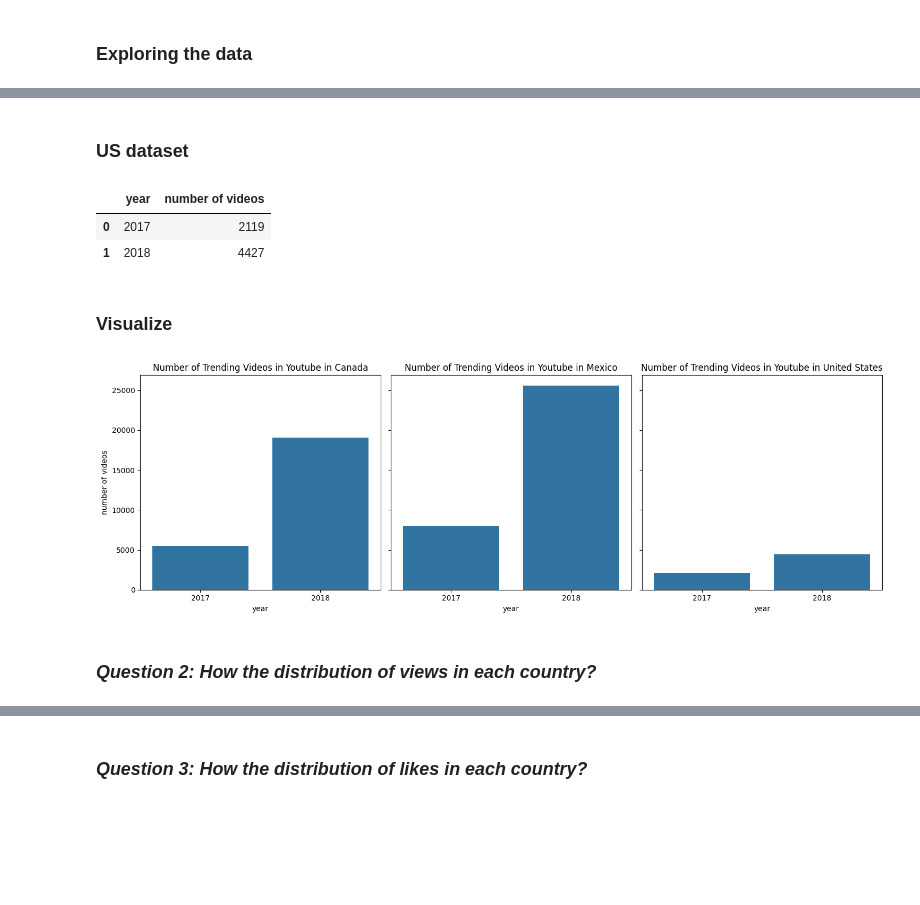
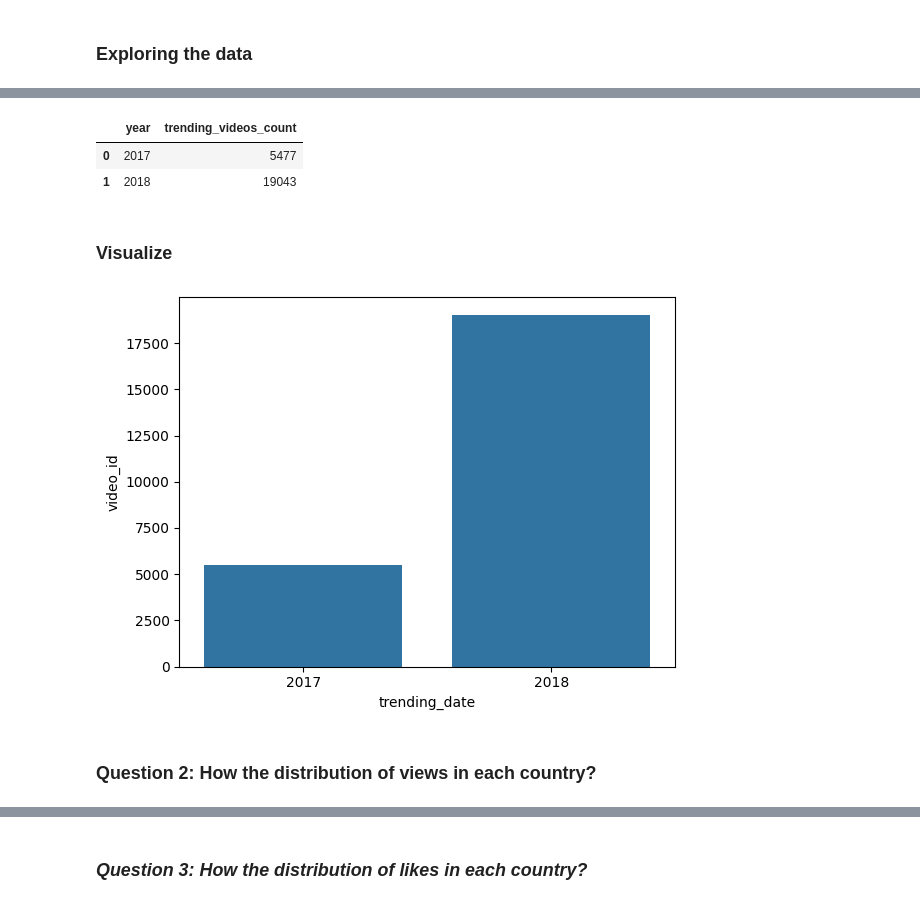
Before and after one commit to 0Nguyen0Cong0Tuan0/DS_Programming, a Jupyter notebook: src.ipynb, the cells around one changed output, grey strips where cells are left out. Saved outputs shown, nothing was run; the diff lists cells and outputs as text; code cells hidden in the pictures; blank space fills up the shorter version.

```diff
--- a/src.ipynb
+++ b/src.ipynb
@@ -100,0 +14,3 @@ caVideo.head(3)
+# %%
+ca_videos = pd.read_csv(filepath_or_buffer='./youtube_data/CAvideos.csv', encoding='ISO-8859-1')
+ca_videos.head()
@@ -100,0 +24,6 @@ caVideo.head(3)
+# %%
+with open(file='./youtube_data/US_category_id.json', mode='r') as file:
+    data = json.load(file)
+    categories = {int(category['id']): (category['snippet']['title'], category['snippet']['assignable']) for category in data['items']}
+
+categories
@@ -162,0 +82,4 @@ memory usage: 4.2+ MB
+# %%
+ca_videos['trending_date'] = pd.to_datetime(arg=ca_videos['trending_date'], format='%y.%d.%m')
+ca_videos['publish_time'] = pd.to_datetime(arg=ca_videos['publish_time'], format='%Y-%m-%dT%H:%M:%S.%fZ')
+ca_videos.head()
@@ -162,0 +113,3 @@ memory usage: 4.2+ MB
+# %%
+ca_videos['category'] = ca_videos['category_id'].map(categories).str[0]
+ca_videos['category'].head()
@@ -203,37 +125,18 @@ mx_result
-# %% [markdown]
-### US dataset
-# %%
-us_result = count_trending_videos_per_year(usVideo)
-
-us_result
-# %% [output]
-|  | year | number of videos |
-| 0 | 2017 | 2119 |
-| 1 | 2018 | 4427 |
+# %%
+ca_videos.groupby(by=ca_videos['trending_date'].dt.year)['video_id'].nunique().reset_index().rename(
+    columns={'trending_date': 'year', 'video_id': 'trending_videos_count'}
+)
+# %% [output]
+|  | year | trending_videos_count |
+| 0 | 2017 | 5477 |
+| 1 | 2018 | 19043 |
 # %% [markdown]
 ### Visualize
-# %%
-fig, axes = plt.subplots(1, 3, figsize=(15, 5), sharey=True)
-
-# Plot for Canada
-sns.barplot(data=ca_result, x="year", y="number of videos", ax=axes[0]).set(
-    title="Number of Trending Videos in Youtube in Canada"
-)
-
-# Plot for Mexico
-sns.barplot(data=mx_result, x="year", y="number of videos", ax=axes[1]).set(
-    title="Number of Trending Videos in Youtube in Mexico"
-)
-
-# Plot for United States
-sns.barplot(data=us_result, x="year", y="number of videos", ax=axes[2]).set(
-    title="Number of Trending Videos in Youtube in United States"
-)
-
-# Adjust layout and show the plot
-plt.tight_layout()
-plt.show()
-# %% [output]
-[figure, removed]
+# %%
+sns.barplot(data=ca_videos.groupby(by=ca_videos['trending_date'].dt.year)['video_id'].nunique().reset_index(),
+            x='trending_date', y='video_id')
+plt.show()
+# %% [output]
+[figure, added]
 # %% [markdown]
-### ***Question 2: How the distribution of views in each country?***
+### **Question 2: How the distribution of views in each country?**
```
Also changed, not shown: parts of 67 cells of this notebook.
